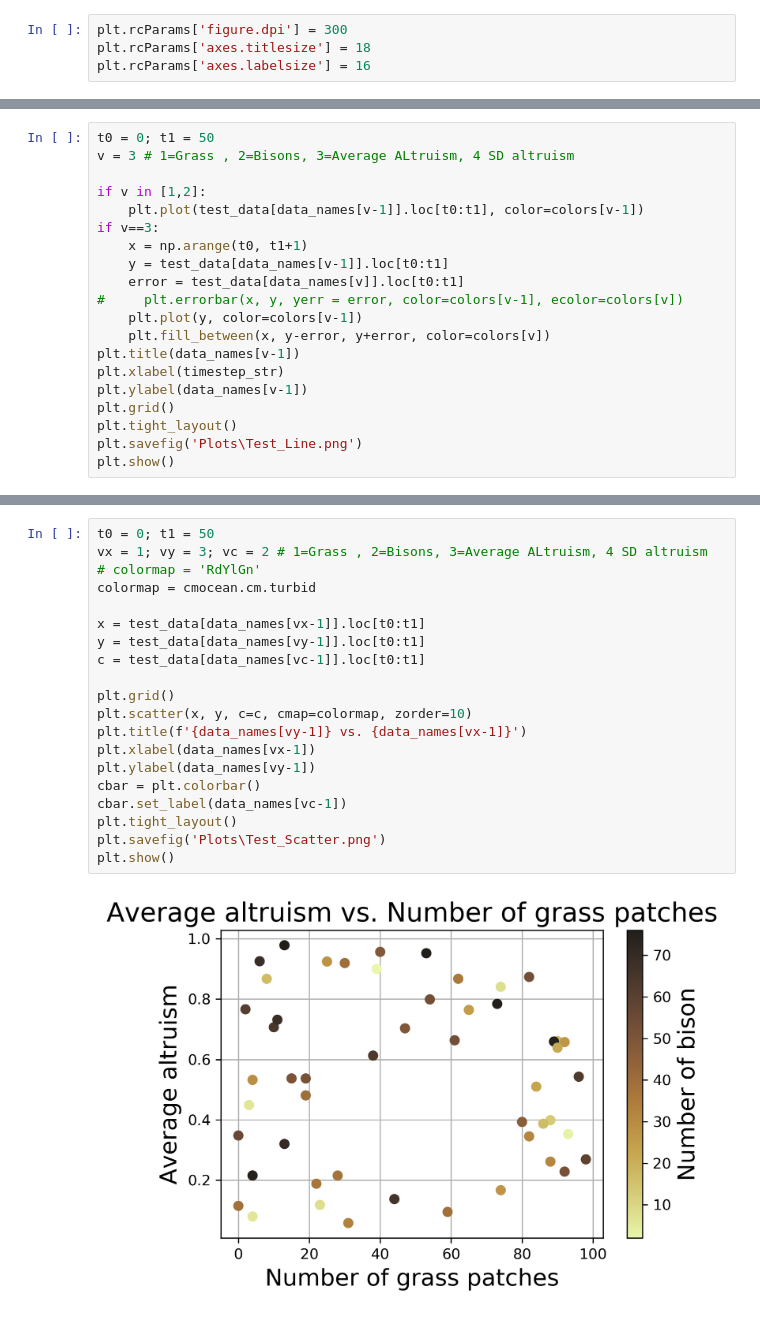
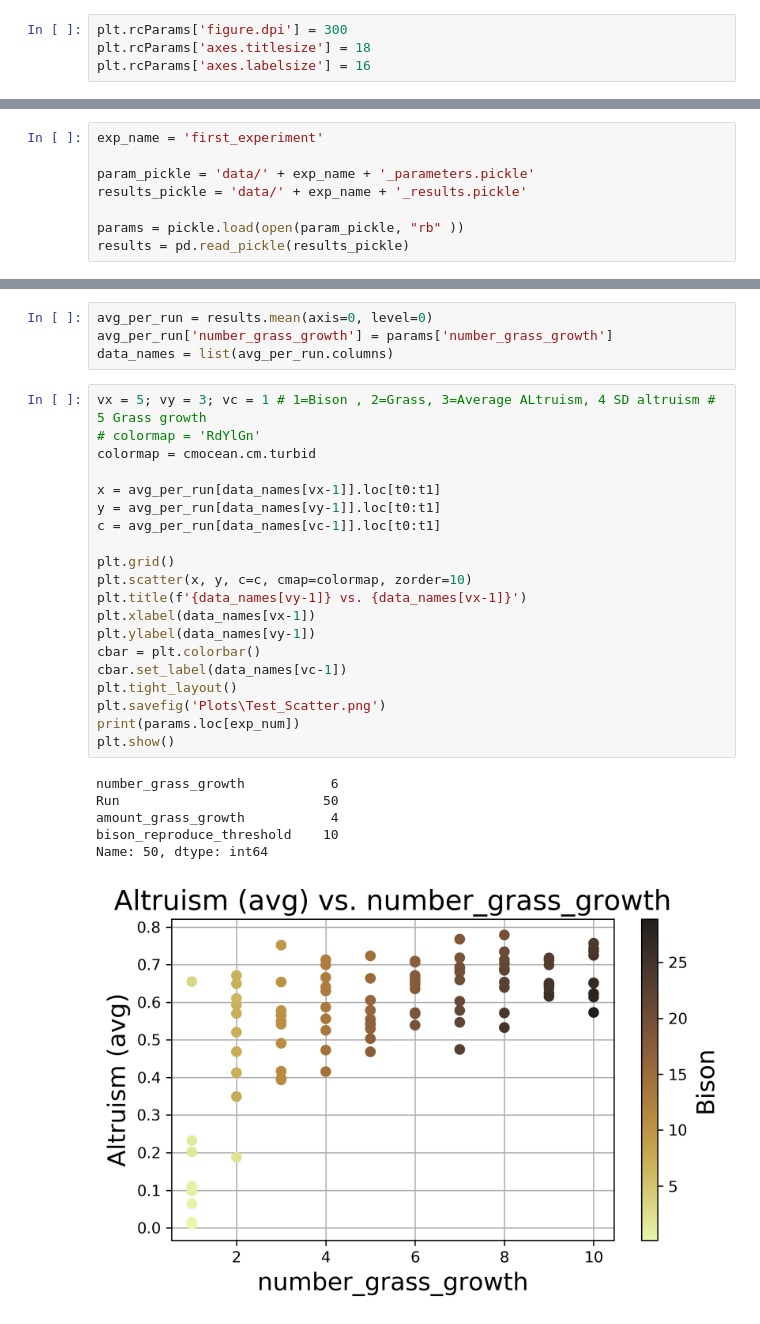
Before and after one commit to jurrew27/abm-project, a Jupyter notebook: Results_Visualisation.ipynb, the cells around one changed output, grey strips where cells are left out. Cells and saved outputs as stored; diff of their text form.

Commit message:
Make graphs for average

```diff
--- a/Results_Visualisation.ipynb
+++ b/Results_Visualisation.ipynb
@@ -27,0 +33,8 @@ test_data = pd.DataFrame([n_grass, n_bison, avg_alt, alt_sd], data_names).T
+# %%
+exp_name = 'first_experiment'
+
+param_pickle = 'data/' + exp_name + '_parameters.pickle'
+results_pickle = 'data/' + exp_name + '_results.pickle'
+
+params = pickle.load(open(param_pickle, "rb" ))
+results = pd.read_pickle(results_pickle)
@@ -30,20 +150,0 @@ test_data = pd.DataFrame([n_grass, n_bison, avg_alt, alt_sd], data_names).T
-# %%
-t0 = 0; t1 = 50
-v = 3 # 1=Grass , 2=Bisons, 3=Average ALtruism, 4 SD altruism
-
-if v in [1,2]:
-    plt.plot(test_data[data_names[v-1]].loc[t0:t1], color=colors[v-1])
-if v==3:
-    x = np.arange(t0, t1+1)
-    y = test_data[data_names[v-1]].loc[t0:t1]
-    error = test_data[data_names[v]].loc[t0:t1]
-#     plt.errorbar(x, y, yerr = error, color=colors[v-1], ecolor=colors[v])
-    plt.plot(y, color=colors[v-1])
-    plt.fill_between(x, y-error, y+error, color=colors[v])
-plt.title(data_names[v-1])
-plt.xlabel(timestep_str)
-plt.ylabel(data_names[v-1])
-plt.grid()
-plt.tight_layout()
-plt.savefig('Plots\Test_Line.png')
-plt.show()
@@ -54,22 +151,31 @@ plt.show()
+# %%
+avg_per_run = results.mean(axis=0, level=0)
+avg_per_run['number_grass_growth'] = params['number_grass_growth']
+data_names = list(avg_per_run.columns)
 # %%
-t0 = 0; t1 = 50
-vx = 1; vy = 3; vc = 2 # 1=Grass , 2=Bisons, 3=Average ALtruism, 4 SD altruism
+vx = 5; vy = 3; vc = 1 # 1=Bison , 2=Grass, 3=Average ALtruism, 4 SD altruism # 5 Grass growth
 # colormap = 'RdYlGn'
 colormap = cmocean.cm.turbid
 
-x = test_data[data_names[vx-1]].loc[t0:t1]
-y = test_data[data_names[vy-1]].loc[t0:t1]
-c = test_data[data_names[vc-1]].loc[t0:t1]
+x = avg_per_run[data_names[vx-1]].loc[t0:t1]
+y = avg_per_run[data_names[vy-1]].loc[t0:t1]
+c = avg_per_run[data_names[vc-1]].loc[t0:t1]
 
 plt.grid()
 plt.scatter(x, y, c=c, cmap=colormap, zorder=10)
 plt.title(f'{data_names[vy-1]} vs. {data_names[vx-1]}')
 plt.xlabel(data_names[vx-1])
 plt.ylabel(data_names[vy-1])
 cbar = plt.colorbar()
 cbar.set_label(data_names[vc-1])
 plt.tight_layout()
 plt.savefig('Plots\Test_Scatter.png')
+print(params.loc[exp_num])
 plt.show()
 # %% [output]
+number_grass_growth           6
+Run                          50
+amount_grass_growth           4
+bison_reproduce_threshold    10
+Name: 50, dtype: int64
-[figure, old version]
+[figure, new version]
```
Also changed, not shown: parts of 10 cells of this notebook, 2 other files.
